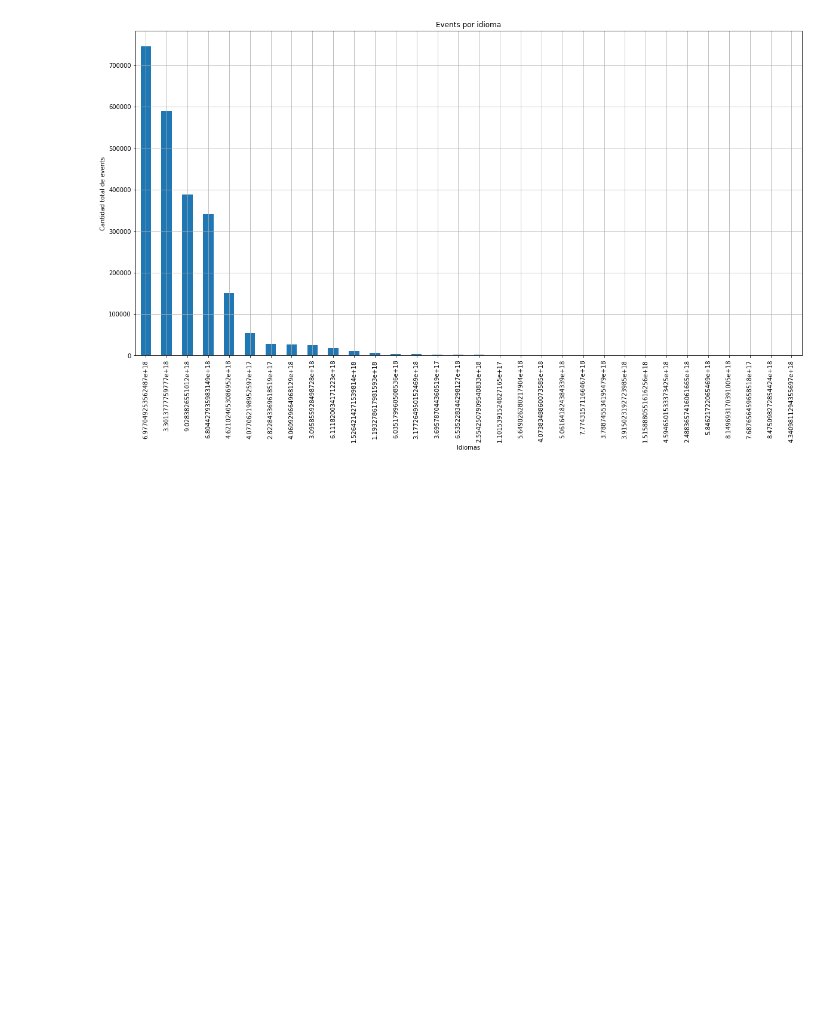
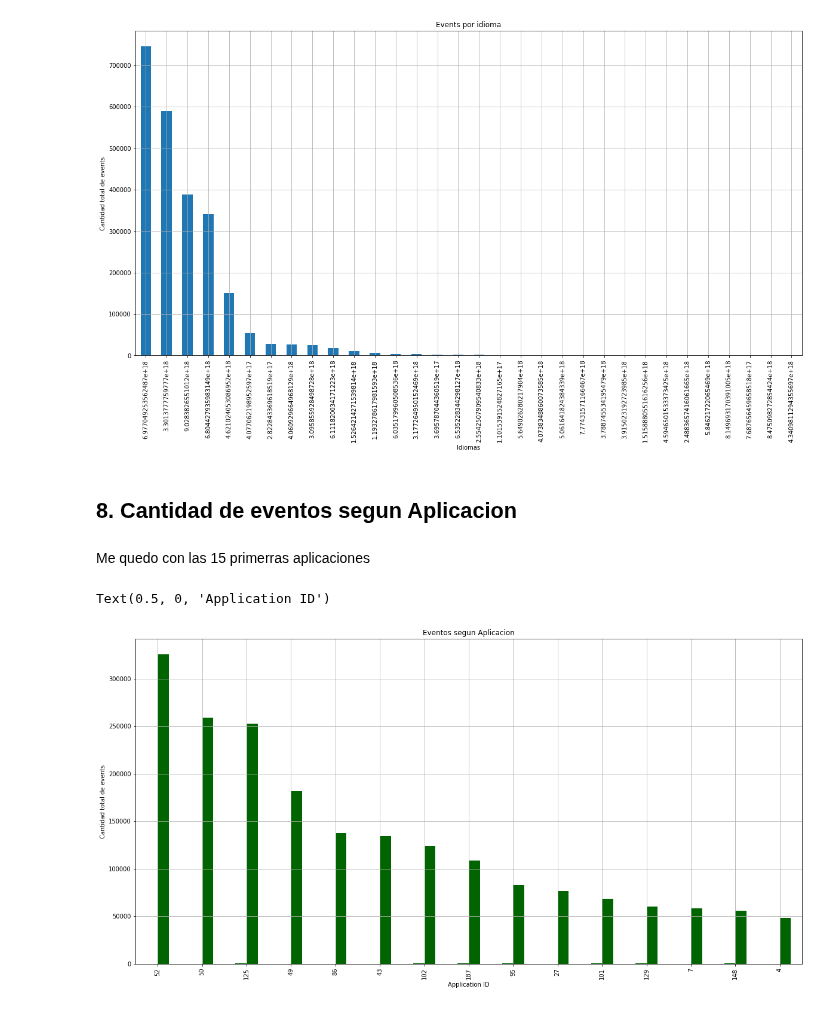
Before and after one commit to sberoch/Datos, a Jupyter notebook: events.ipynb, the cells around one changed output. Cells and saved outputs as stored; diff of their text form; code cells hidden in the pictures; blank space fills up the shorter version.

```diff
--- a/events.ipynb
+++ b/events.ipynb
@@ -190,3 +190,18 @@ graph6.set_ylabel('Cantidad total de events')
 graph6.set_xlabel('Idiomas');
 # %% [output]
 [figure]
+# %% [markdown]
+## 8. Cantidad de eventos segun Aplicacion
+# %%
+segunapp = events[['application_id', 'event_id']].groupby('application_id').count().reset_index()
+# %% [markdown]
+Me quedo con las 15 primerras aplicaciones
+# %%
+segunapp = segunapp.sort_values('event_id', ascending = False)[0:15]
+# %%
+grafsegunapp = segunapp.plot.bar(grid = True, color = "DarkGreen",figsize = (20,10), legend = False, title = "Eventos segun Aplicacion")
+grafsegunapp.set_ylabel('Cantidad total de events')
+grafsegunapp.set_xlabel('Application ID')
+# %% [output]
+Text(0.5, 0, 'Application ID')
+[figure, added]
```
